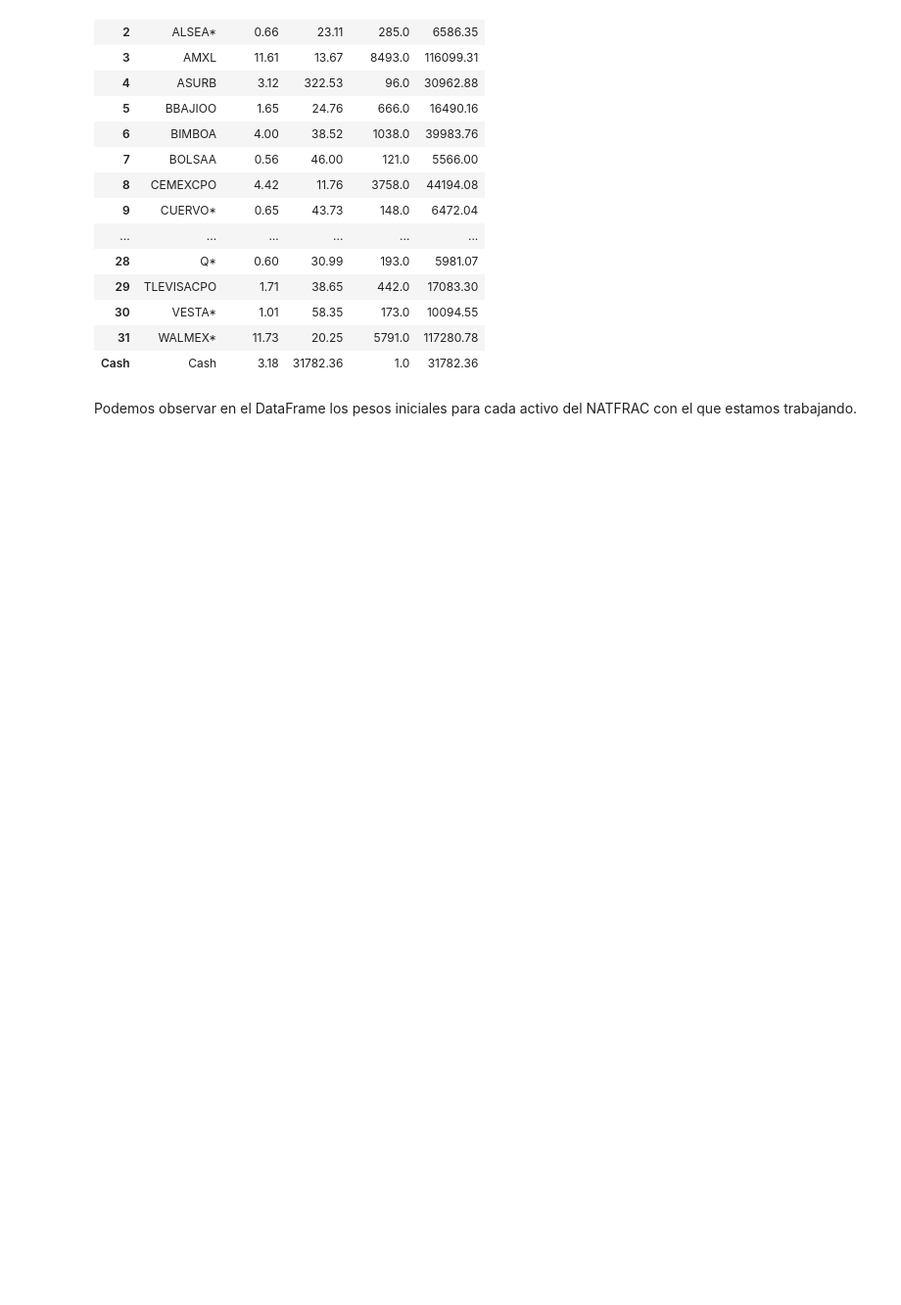
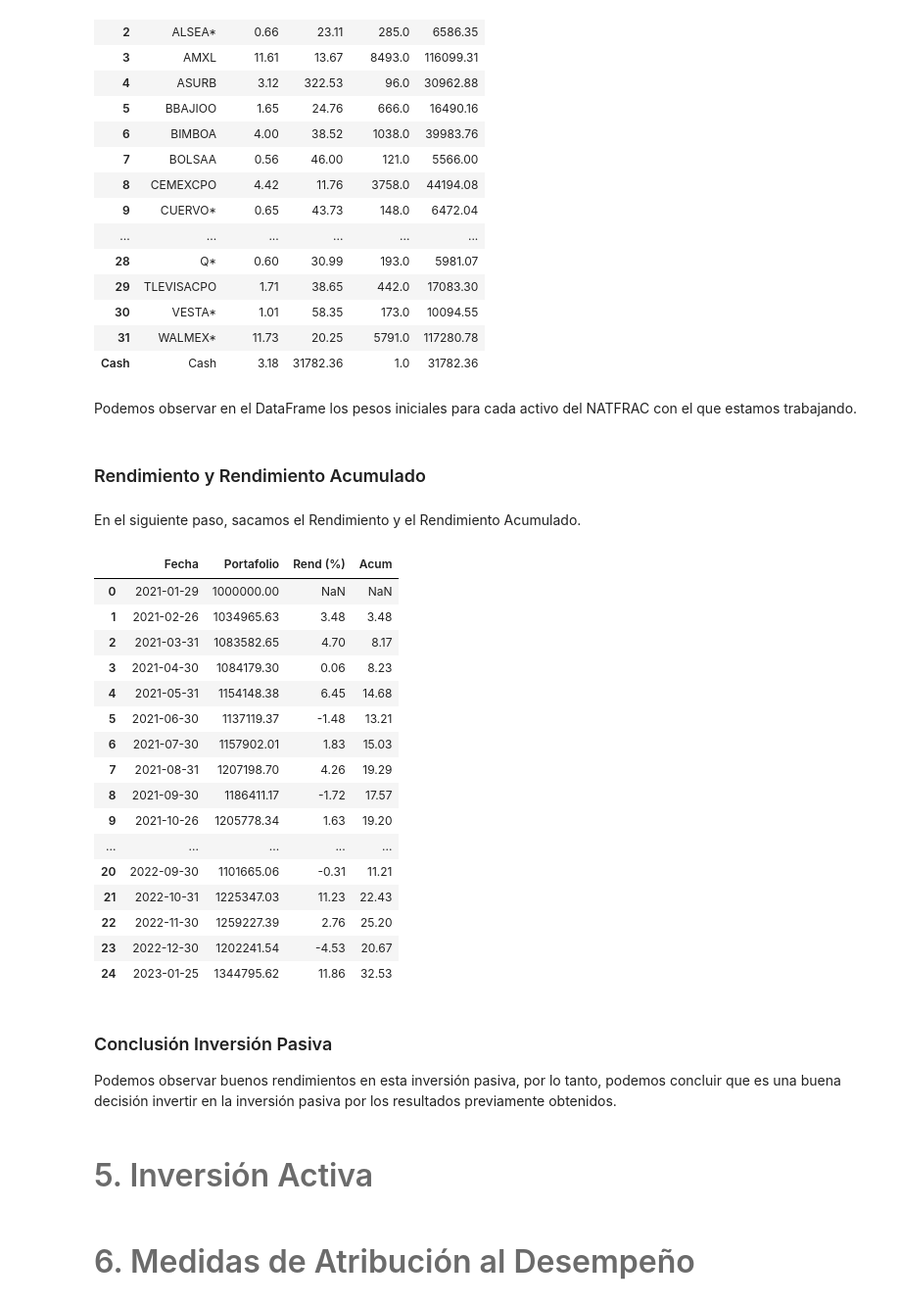
Before and after one commit to feramdor/Lab1, a Jupyter notebook: Notebook.ipynb, the cells around one changed output. Shown at 98% size. Cells and saved outputs as stored; diff of their text form; code cells hidden in the pictures; blank space fills up the shorter version.

```diff
--- a/Notebook.ipynb
+++ b/Notebook.ipynb
@@ -121,3 +120,34 @@ inversion_pasiva_inicial
 | Cash | Cash | 3.18 | 31782.36 | 1.0 | 31782.36 |
 # %% [markdown]
 Podemos observar en el DataFrame los pesos iniciales para cada activo del NATFRAC con el que estamos trabajando.
+# %% [markdown]
+### Rendimiento y Rendimiento Acumulado
+# %% [markdown]
+En el siguiente paso, sacamos el Rendimiento y el Rendimiento Acumulado.
+# %%
+pd.DataFrame(inversion_pasiva)
+# %% [output]
+|  | Fecha | Portafolio | Rend (%) | Acum |
+| 0 | 2021-01-29 | 1000000.00 | NaN | NaN |
+| 1 | 2021-02-26 | 1034965.63 | 3.48 | 3.48 |
+| 2 | 2021-03-31 | 1083582.65 | 4.70 | 8.17 |
+| 3 | 2021-04-30 | 1084179.30 | 0.06 | 8.23 |
+| 4 | 2021-05-31 | 1154148.38 | 6.45 | 14.68 |
+| 5 | 2021-06-30 | 1137119.37 | -1.48 | 13.21 |
+| 6 | 2021-07-30 | 1157902.01 | 1.83 | 15.03 |
+| 7 | 2021-08-31 | 1207198.70 | 4.26 | 19.29 |
+| 8 | 2021-09-30 | 1186411.17 | -1.72 | 17.57 |
+| 9 | 2021-10-26 | 1205778.34 | 1.63 | 19.20 |
+| ... | ... | ... | ... | ... |
+| 20 | 2022-09-30 | 1101665.06 | -0.31 | 11.21 |
+| 21 | 2022-10-31 | 1225347.03 | 11.23 | 22.43 |
+| 22 | 2022-11-30 | 1259227.39 | 2.76 | 25.20 |
+| 23 | 2022-12-30 | 1202241.54 | -4.53 | 20.67 |
+| 24 | 2023-01-25 | 1344795.62 | 11.86 | 32.53 |
+# %% [markdown]
+### Conclusión Inversión Pasiva
+Podemos observar buenos rendimientos en esta inversión pasiva, por lo tanto, podemos concluir que es una buena decisión invertir en la inversión pasiva por los resultados previamente obtenidos.
+# %% [markdown]
+# <font color= #6B6B6B> <font size = 6> 5. Inversión Activa </font>
+# %% [markdown]
+# <font color= #6B6B6B> <font size = 6> 6. Medidas de Atribución al Desempeño </font>
```
Also changed, not shown: parts of 6 cells of this notebook, 1 other file.
